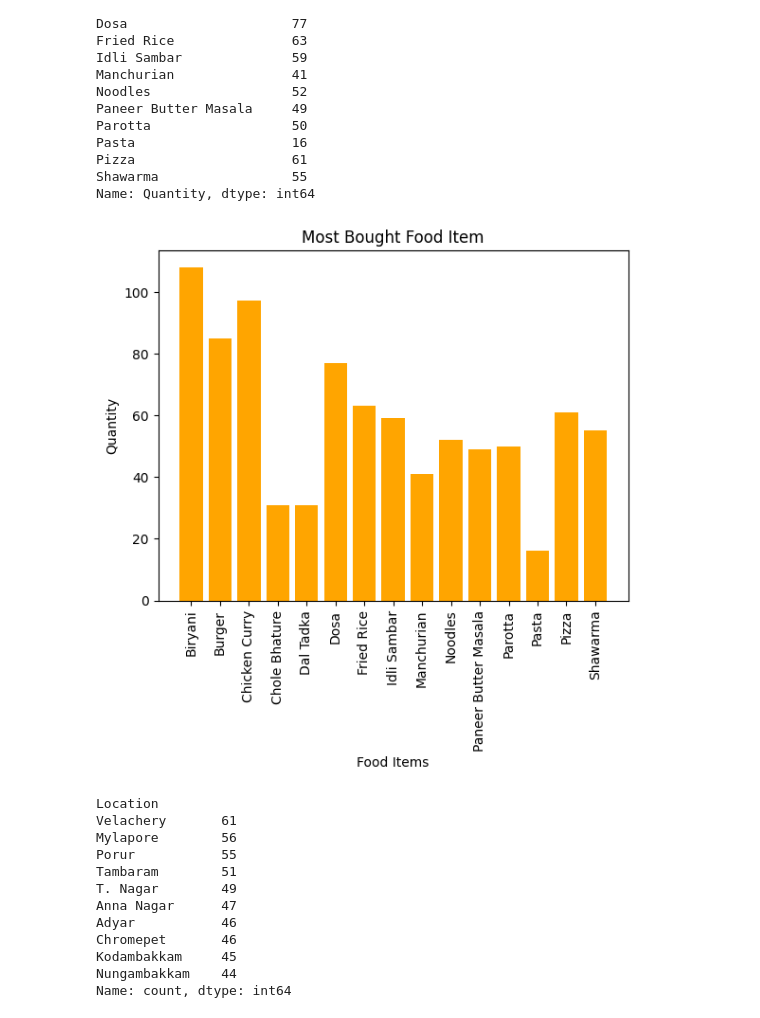
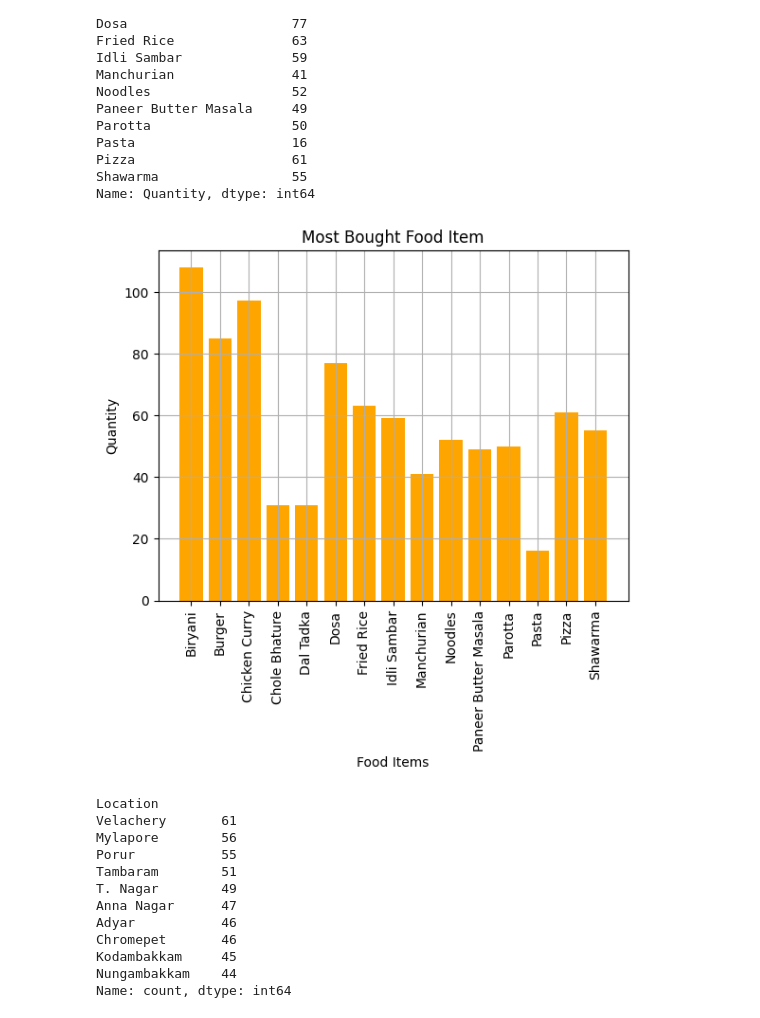
Before and after one commit to Arkrishx/python-data-analytics-, a Jupyter notebook: Project.ipynb, the cells around one changed output. Cells and saved outputs as stored; diff of their text form; code cells hidden in the pictures.

```diff
--- a/Project.ipynb
+++ b/Project.ipynb
@@ -339,14 +331,15 @@ Name: Quantity, dtype: int64
 # %%
 #most bought food item in bar chart
 
 plt.bar(food_item_quantity.index,food_item_quantity.values,color = "Orange")
 plt.title('Most Bought Food Item')
 plt.xlabel('Food Items')
 plt.ylabel('Quantity')
 plt.xticks(rotation=90)
+plt.grid(True)
 plt.show()
 # %% [output]
-[figure, old version]
+[figure, new version]
 # %%
 #Location count
 
```
Also changed, not shown: parts of 17 cells of this notebook.
